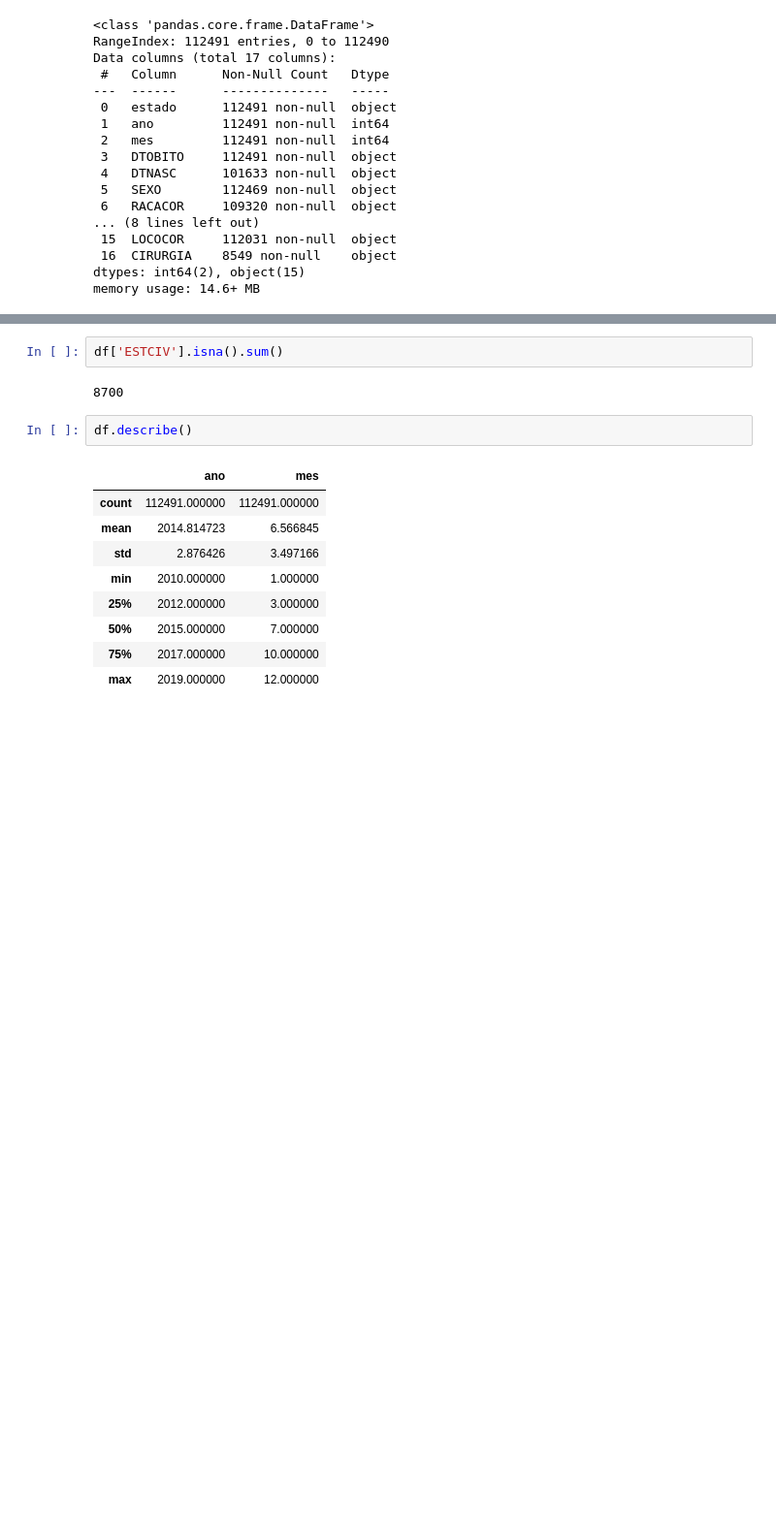
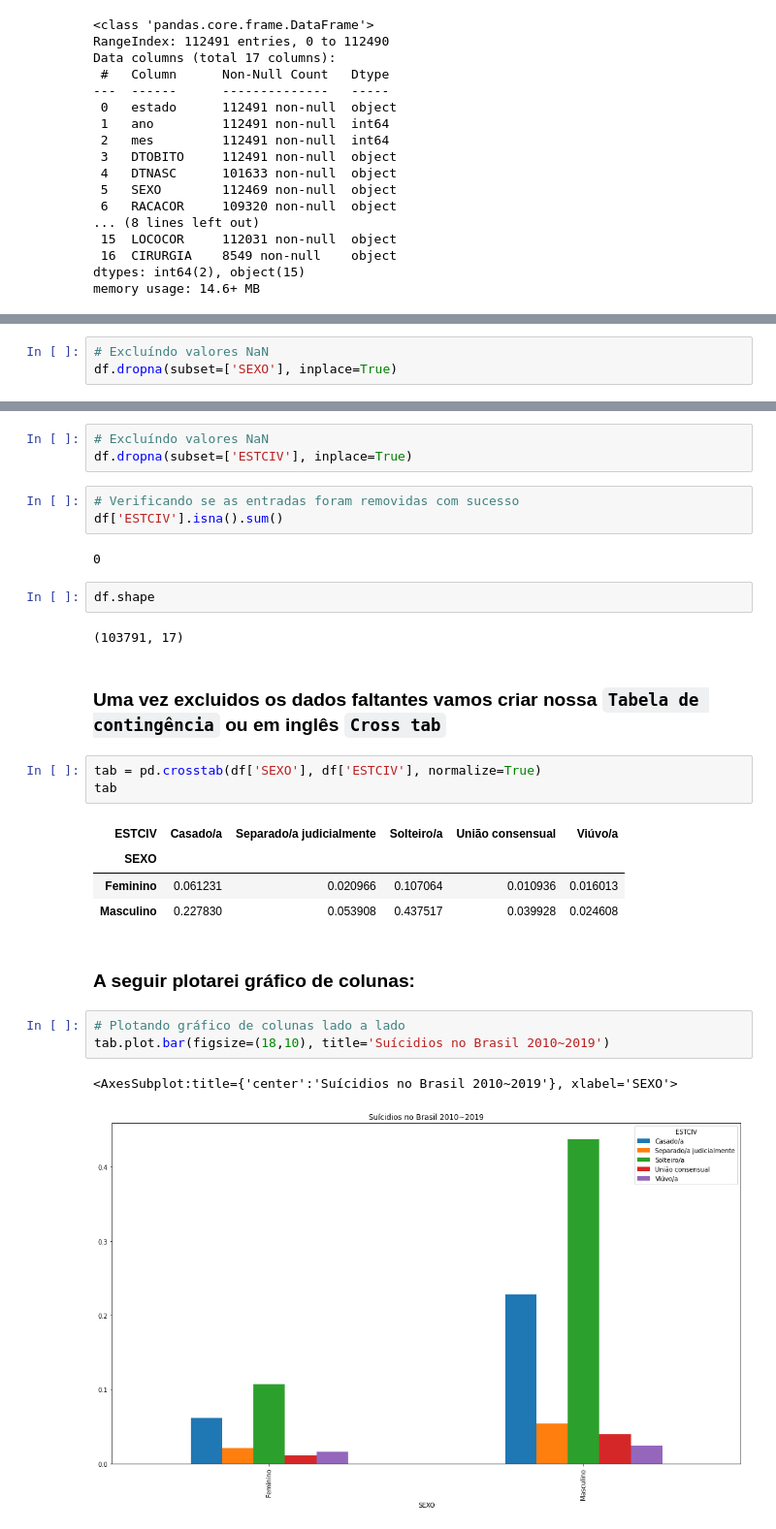
Before and after one commit to kauebr/Estudando, a Jupyter notebook: Estatistica/Estatística descritiva bivariada/Var quali x var quali - Colunas empilhadas.ipynb, the cells around one changed output, grey strips where cells are left out. Shown at 97% size. Drawn from its saved outputs; the diff is of its cells as text; blank space fills up the shorter version.

Commit message:
gráficos ok

```diff
--- a/Estatistica/Estatística descritiva bivariada/Var quali x var quali - Colunas empilhadas.ipynb
+++ b/Estatistica/Estatística descritiva bivariada/Var quali x var quali - Colunas empilhadas.ipynb
@@ -128,0 +130,3 @@ Name: SEXO, dtype: int64
+# %%
+# Excluíndo valores NaN
+df.dropna(subset=['SEXO'], inplace=True)
@@ -143,16 +143,30 @@ Name: ESTCIV, dtype: int64
-# %%
-df['ESTCIV'].isna().sum()
-# %% [output]
-8700
+# %%
+# Excluíndo valores NaN
+df.dropna(subset=['ESTCIV'], inplace=True)
+# %%
+# Verificando se as entradas foram removidas com sucesso
+df['ESTCIV'].isna().sum()
+# %% [output]
+0
 # %%
-df.describe()
+df.shape
 # %% [output]
-|  | ano | mes |
-| count | 112491.000000 | 112491.000000 |
-| mean | 2014.814723 | 6.566845 |
-| std | 2.876426 | 3.497166 |
-| min | 2010.000000 | 1.000000 |
-| 25% | 2012.000000 | 3.000000 |
-| 50% | 2015.000000 | 7.000000 |
-| 75% | 2017.000000 | 10.000000 |
-| max | 2019.000000 | 12.000000 |
+(103791, 17)
+# %% [markdown]
+### Uma vez excluidos os dados faltantes vamos criar nossa `Tabela de contingência` ou em inglês `Cross tab`
+# %%
+tab = pd.crosstab(df['SEXO'], df['ESTCIV'], normalize=True)
+tab
+# %% [output]
+| ESTCIV | Casado/a | Separado/a judicialmente | Solteiro/a | União consensual | Viúvo/a |
+| SEXO |  |  |  |  |  |
+| Feminino | 0.061231 | 0.020966 | 0.107064 | 0.010936 | 0.016013 |
+| Masculino | 0.227830 | 0.053908 | 0.437517 | 0.039928 | 0.024608 |
+# %% [markdown]
+### A seguir plotarei gráfico de colunas:
+# %%
+# Plotando gráfico de colunas lado a lado
+tab.plot.bar(figsize=(18,10), title='Suícidios no Brasil 2010~2019')
+# %% [output]
+<AxesSubplot:title={'center':'Suícidios no Brasil 2010~2019'}, xlabel='SEXO'>
+[figure, added]
```
Also changed, not shown: parts of 10 cells of this notebook.
